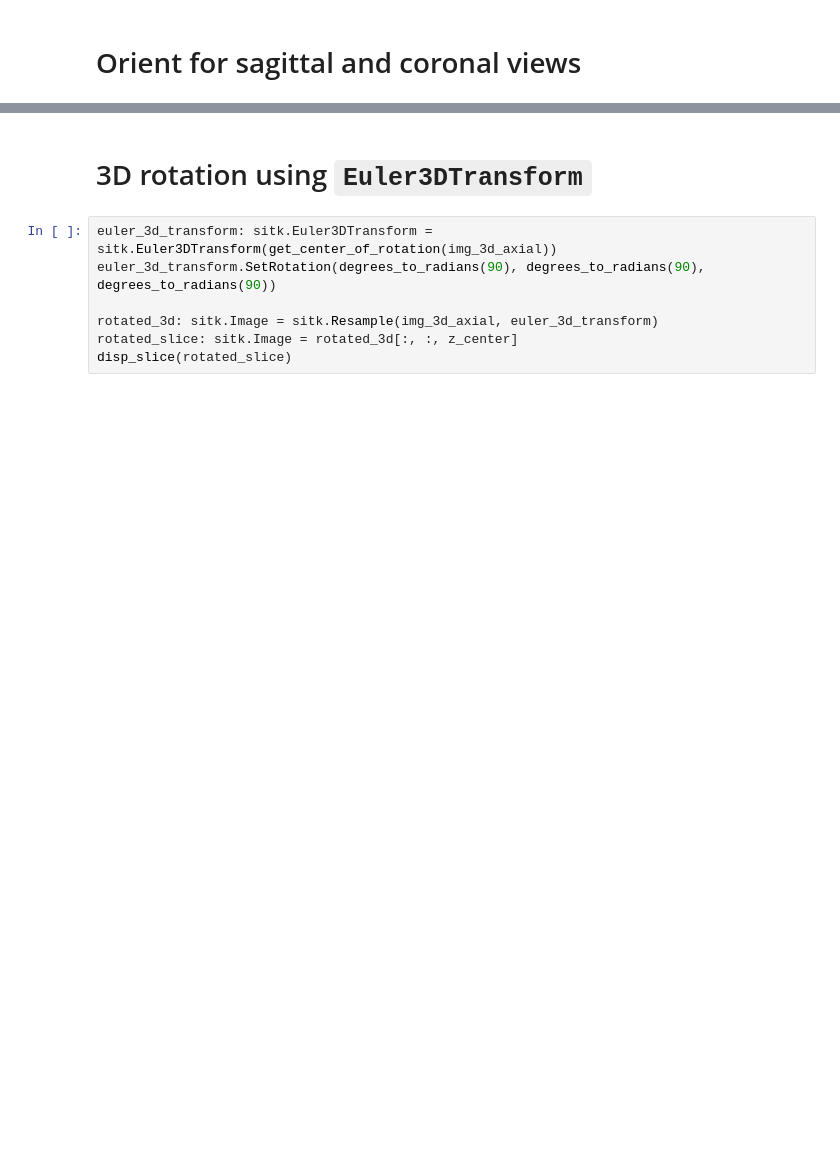
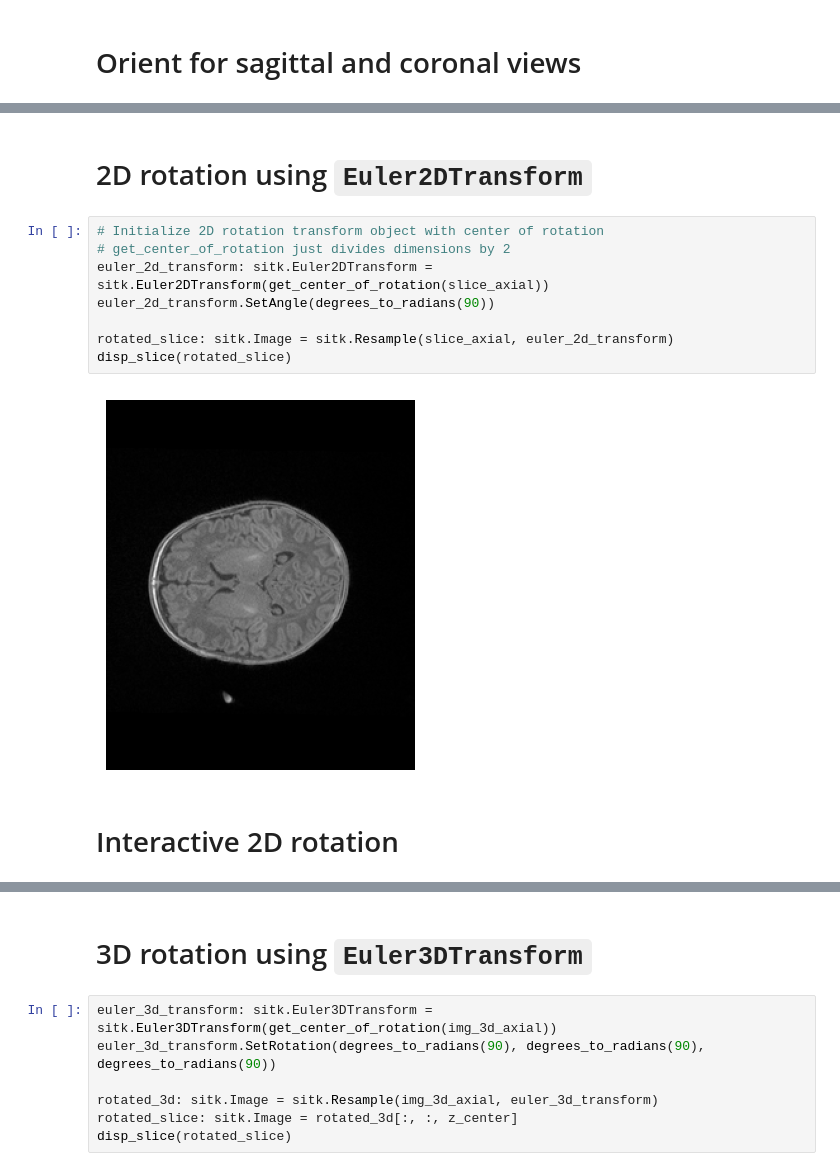
Before and after one commit to COMP523TeamD/TechTalk, a Jupyter notebook: src/rotations.ipynb, the cells around one changed output, grey strips where cells are left out. Saved outputs shown, nothing was run; the diff lists cells and outputs as text; blank space fills up the shorter version.

```diff
--- a/src/rotations.ipynb
+++ b/src/rotations.ipynb
@@ -146,0 +177,14 @@ disp_slice(img_3d_coronal[:, y_center, :])
+# %% [markdown]
+# 2D rotation using `Euler2DTransform`
+# %%
+# Initialize 2D rotation transform object with center of rotation
+# get_center_of_rotation just divides dimensions by 2
+euler_2d_transform: sitk.Euler2DTransform = sitk.Euler2DTransform(get_center_of_rotation(slice_axial))
+euler_2d_transform.SetAngle(degrees_to_radians(90))
+
+rotated_slice: sitk.Image = sitk.Resample(slice_axial, euler_2d_transform)
+disp_slice(rotated_slice)
+# %% [output]
+[figure, added]
+# %% [markdown]
+# Interactive 2D rotation
```
Also changed, not shown: parts of 14 cells of this notebook, 1 other file.
